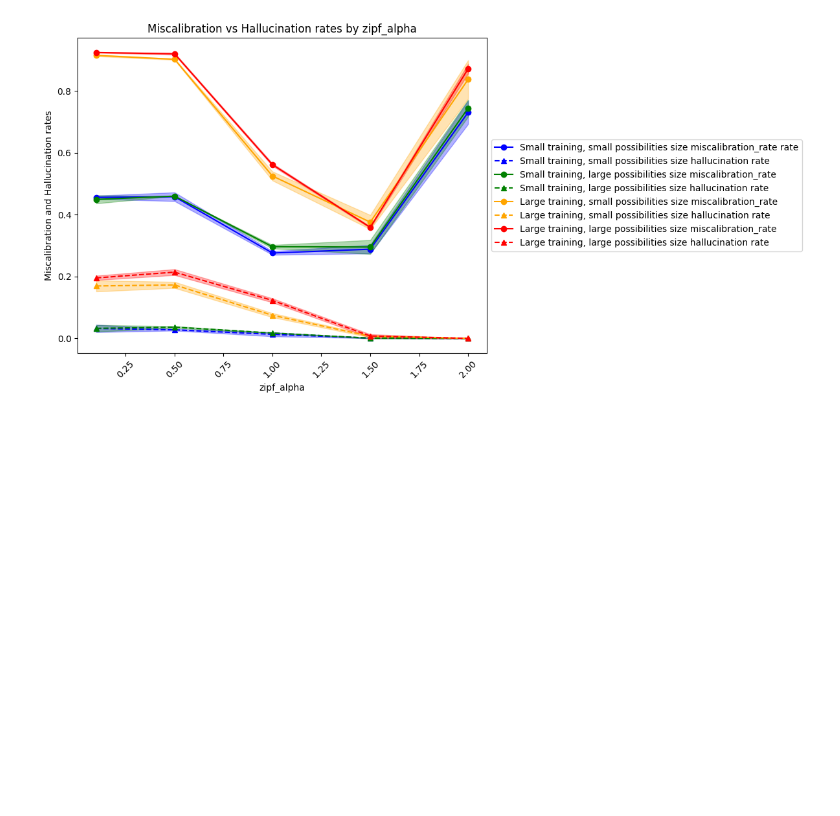
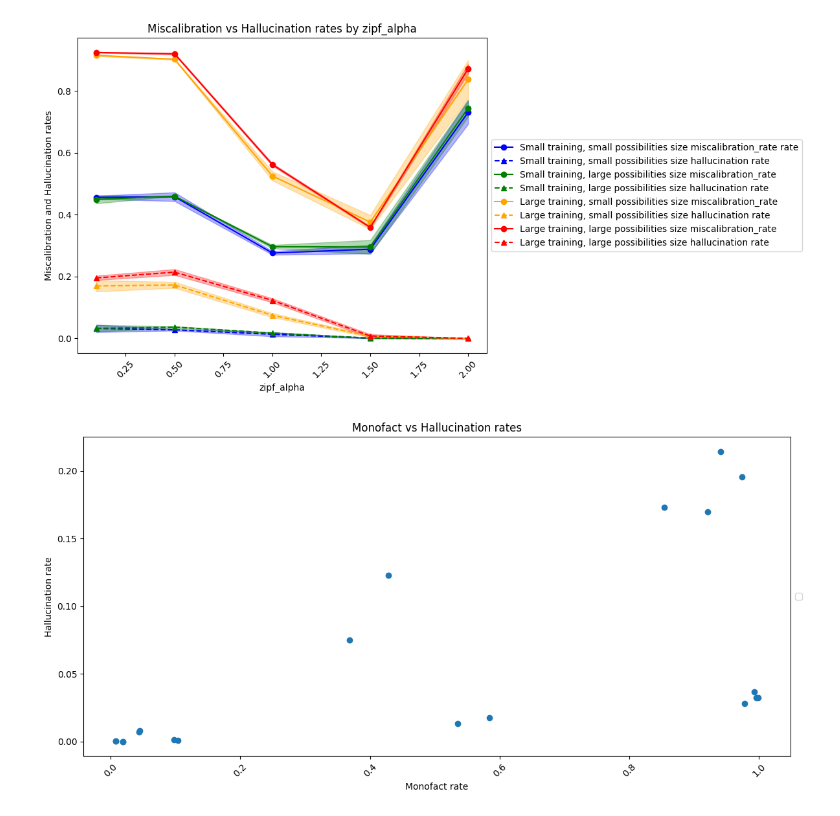
Before and after one commit to LeonPeric/Hallucination-Calibration, a Jupyter notebook: demos/log_reader.ipynb, the cells around one changed output. Cells and saved outputs as stored; diff of their text form; code cells hidden in the pictures; blank space fills up the shorter version.

```diff
--- a/demos/log_reader.ipynb
+++ b/demos/log_reader.ipynb
@@ -274,3 +279,32 @@ plt.tight_layout()
 plt.show()
 # %% [output]
 [figure]
+# %%
+plot_data_5 = grouped_results
+# %%
+import matplotlib.pyplot as plt
+fig, ax = plt.subplots(figsize=(12, 6))
+
+# # Plot mean for result1
+# plot_data.plot(x='zipf_alpha', y='monofact_rate_mean', marker='o', linestyle='-', ax=ax, label='Result1 Mean')
+# ax.fill_between(plot_data['zipf_alpha'],
+#                 plot_data['monofact_rate_mean'] - plot_data['monofact_rate_std'],
+#                 plot_data['monofact_rate_mean'] + plot_data['monofact_rate_std'],
+#                 color='blue', alpha=0.3)
+
+
+ax.plot(plot_data_5['monofact_rate_mean'], plot_data_5['true_hallucinations_rate_mean'], 'o')  # 'o' for scatter plot
+ax.set_xlabel('Monofact rate')
+ax.set_ylabel('Hallucination rate')
+#plot_line(ax,plot_data_1,"zipf_alpha","true_hallucinations_rate_mean","true_hallucinations_rate_std","blue",marker="^",linestyle="--",label="Small training, small possibilities size hallucination rate")
+
+
+ax.set_title('Monofact vs Hallucination rates')
+ax.legend()
+plt.legend(loc='center left', bbox_to_anchor=(1, 0.5))
+
+plt.xticks(rotation=45)
+plt.tight_layout()
+plt.show()
+# %% [output]
+[figure, added]
```
Also changed, not shown: parts of 7 cells of this notebook, 1 other file.
